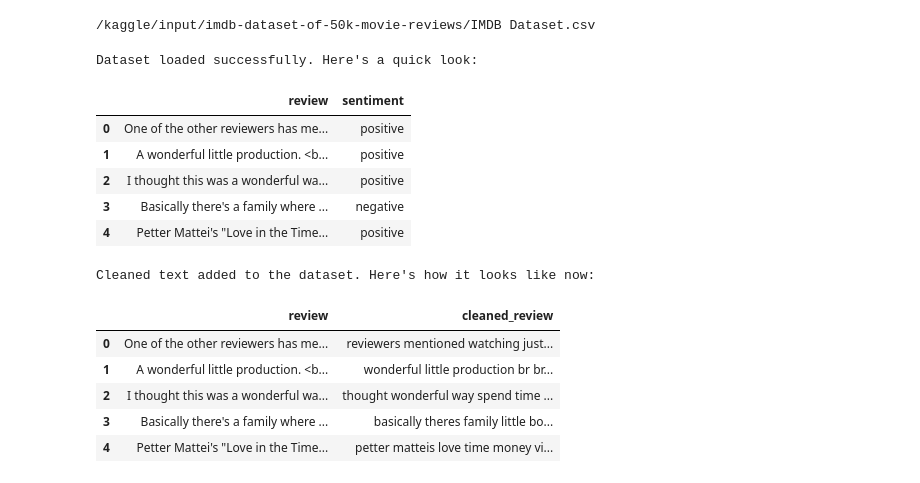
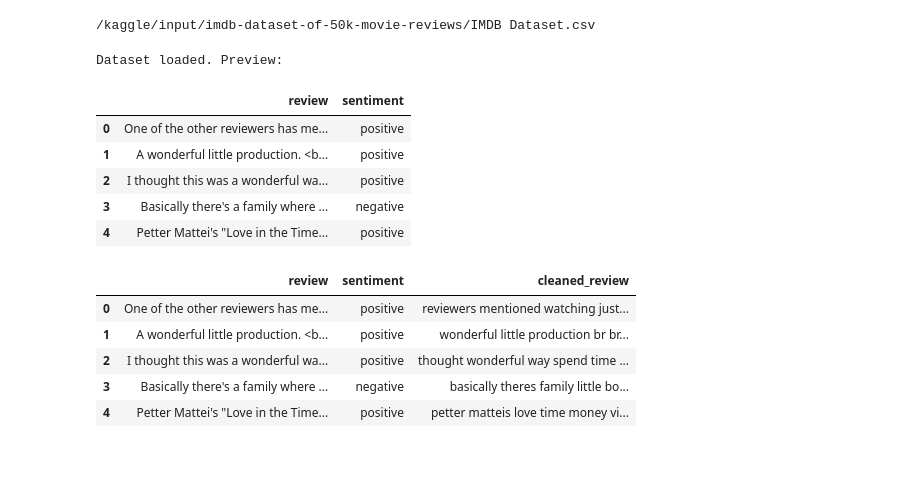
Before and after one commit to tamannasinghMadhu/sentiment_analysis, a Jupyter notebook: sentiment-analysis.ipynb, the cells around one changed output. Saved outputs shown, nothing was run; the diff lists cells and outputs as text; code cells hidden in the pictures.

Commit message:
Kaggle Notebook | sentiment analysis

```diff
--- a/sentiment-analysis.ipynb
+++ b/sentiment-analysis.ipynb
@@ -40,43 +31,31 @@ from sklearn.feature_extraction.text import ENGLISH_STOP_WORDS  # default stopwo
 # %%
 # load dataset
 IMDB_reviews_df = pd.read_csv('/kaggle/input/imdb-dataset-of-50k-movie-reviews/IMDB Dataset.csv')
-print("Dataset loaded successfully. Here's a quick look:")
+print("Dataset loaded. Preview:")
 IMDB_reviews_df.head()
 # %% [output]
-Dataset loaded successfully. Here's a quick look:
+Dataset loaded. Preview:
 |  | review | sentiment |
 | 0 | One of the other reviewers has me... | positive |
 | 1 | A wonderful little production. <b... | positive |
 | 2 | I thought this was a wonderful wa... | positive |
 | 3 | Basically there's a family where ... | negative |
 | 4 | Petter Mattei's "Love in the Time... | positive |
-# %%
-# basic function to clean up the review text
-def clean_text(review):
-    # convert everything to lowercase so 'Great' and 'great' are same
-    review = review.lower()
-
-    # removes punctuation (keeps only words and spaces)
-    review = re.sub(r'[^a-z\s]', '', review)
-
-    # split into words
-    words = review.split()
-
-    # removes stopwords like 'the', 'is', 'was', etc.
-    filtered_words = [word for word in words if word not in ENGLISH_STOP_WORDS]
-
-    # join the words back into a cleaned sentence
-    return ' '.join(filtered_words)
-
-IMDB_reviews_df['cleaned_review'] = IMDB_reviews_df['review'].apply(clean_text)
-print("Cleaned text added to the dataset. Here's how it looks like now:")
-IMDB_reviews_df[['review', 'cleaned_review']].head()
-# %% [output]
-Cleaned text added to the dataset. Here's how it looks like now:
-|  | review | cleaned_review |
-| 0 | One of the other reviewers has me... | reviewers mentioned watching just... |
-| 1 | A wonderful little production. <b... | wonderful little production br br... |
-| 2 | I thought this was a wonderful wa... | thought wonderful way spend time ... |
-| 3 | Basically there's a family where ... | basically theres family little bo... |
-| 4 | Petter Mattei's "Love in the Time... | petter matteis love time money vi... |
+# %%
+def cleaned_review(text_):
+    text_ = text_.lower()
+    text_ = re.sub(r'[^\w\s]', '', text_)
+    tokens = text_.split()
+    tokens = [word for word in tokens if word not in ENGLISH_STOP_WORDS]
+    return ' '.join(tokens)
+
+IMDB_reviews_df['cleaned_review'] =IMDB_reviews_df['review'].apply(cleaned_review)
+IMDB_reviews_df.head()
+# %% [output]
+|  | review | sentiment | cleaned_review |
+| 0 | One of the other reviewers has me... | positive | reviewers mentioned watching just... |
+| 1 | A wonderful little production. <b... | positive | wonderful little production br br... |
+| 2 | I thought this was a wonderful wa... | positive | thought wonderful way spend time ... |
+| 3 | Basically there's a family where ... | negative | basically theres family little bo... |
+| 4 | Petter Mattei's "Love in the Time... | positive | petter matteis love time money vi... |
 # %%
```
Also changed, not shown: parts of 4 cells of this notebook.
